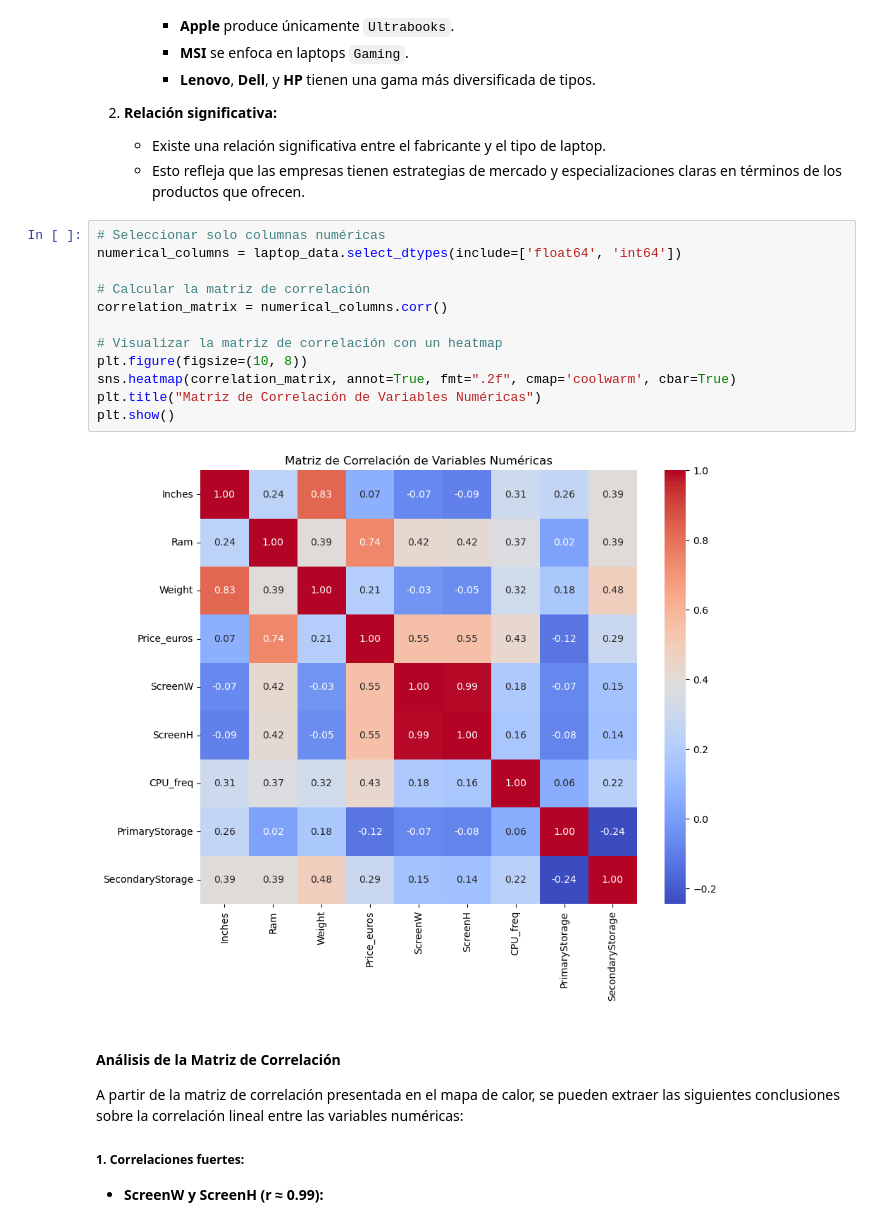
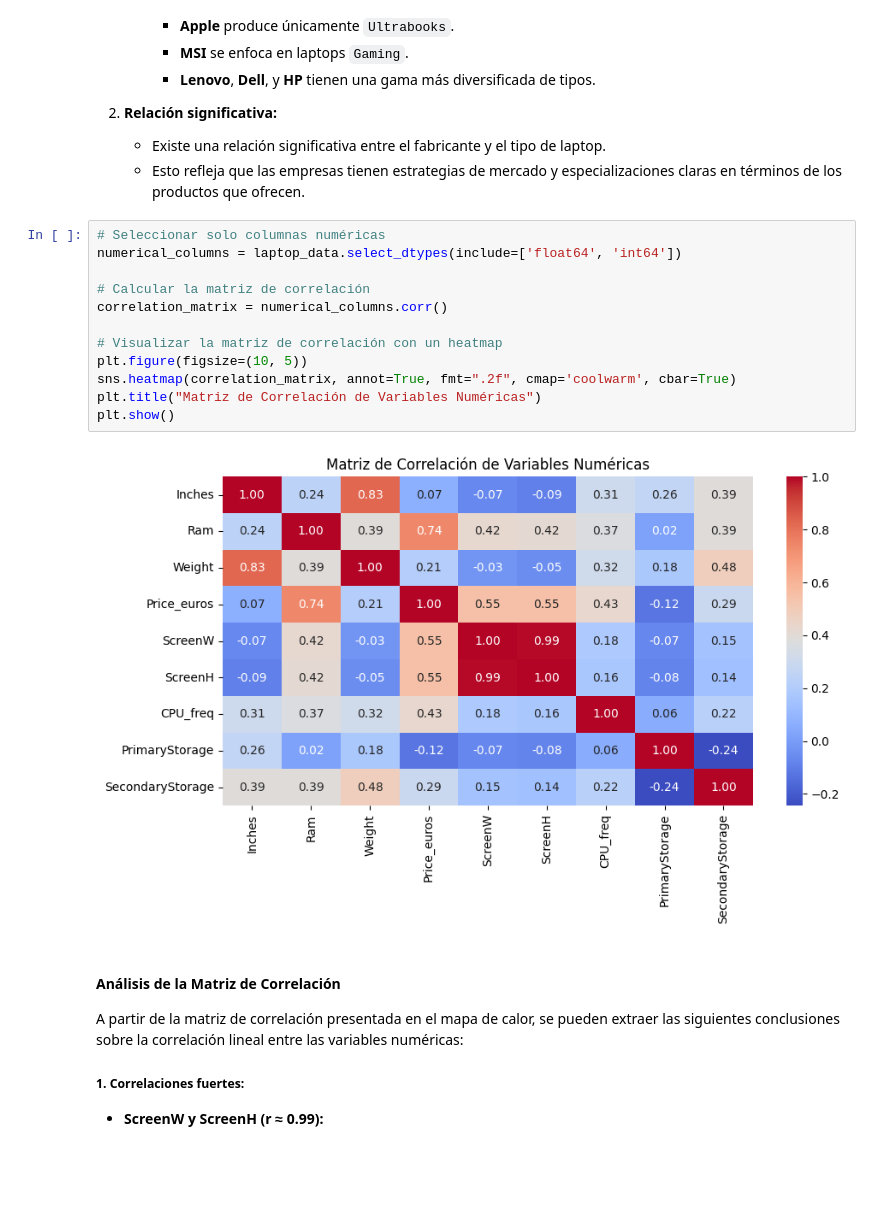
Before and after one commit to gaboCiber/A-statistical-analisis-of-Laptop-Prices, a Jupyter notebook: laptop_prices.ipynb, the cells around one changed output. Cells and saved outputs as stored; diff of their text form; blank space fills up the shorter version.

```diff
--- a/laptop_prices.ipynb
+++ b/laptop_prices.ipynb
@@ -1256,17 +1383,17 @@ H₀
 # %%
 # Seleccionar solo columnas numéricas
 numerical_columns = laptop_data.select_dtypes(include=['float64', 'int64'])
 
 # Calcular la matriz de correlación
 correlation_matrix = numerical_columns.corr()
 
 # Visualizar la matriz de correlación con un heatmap
-plt.figure(figsize=(10, 8))
+plt.figure(figsize=(10, 5))
 sns.heatmap(correlation_matrix, annot=True, fmt=".2f", cmap='coolwarm', cbar=True)
 plt.title("Matriz de Correlación de Variables Numéricas")
 plt.show()
 # %% [output]
-[figure, old version]
+[figure, new version]
 # %% [markdown]
 #### Análisis de la Matriz de Correlación
 
```
Also changed, not shown: parts of 32 cells of this notebook.
